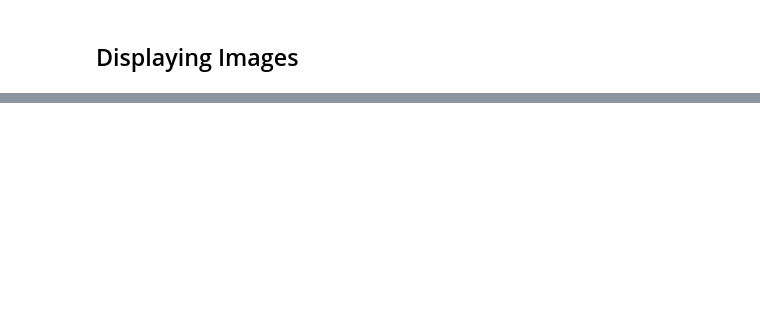
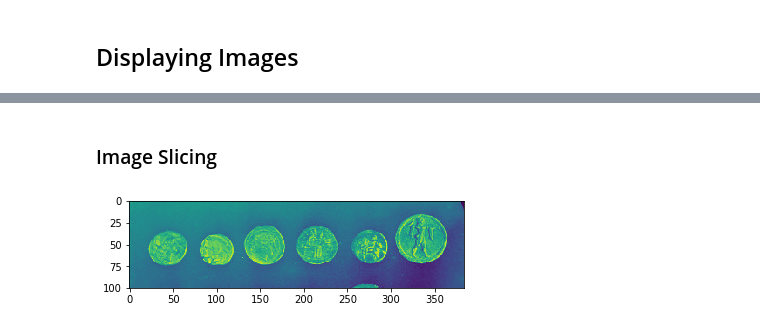
Before and after one commit to mapattacker/cheatsheets, a Jupyter notebook: python/skimage-tutorial.ipynb, the cells around one changed output, grey strips where cells are left out. Drawn from its saved outputs; the diff is of its cells as text; code cells hidden in the pictures; blank space fills up the shorter version.

```diff
--- a/python/skimage-tutorial.ipynb
+++ b/python/skimage-tutorial.ipynb
@@ -20,0 +24,8 @@ plt.colorbar() # plot a color bar
+# %% [markdown]
+### Image Slicing
+# %%
+# show only first row of coins
+coins2 = coins[:100]
+imgplot = plt.imshow(coins2)
+# %% [output]
+[figure, added]
```
Also changed, not shown: parts of 22 cells of this notebook.
